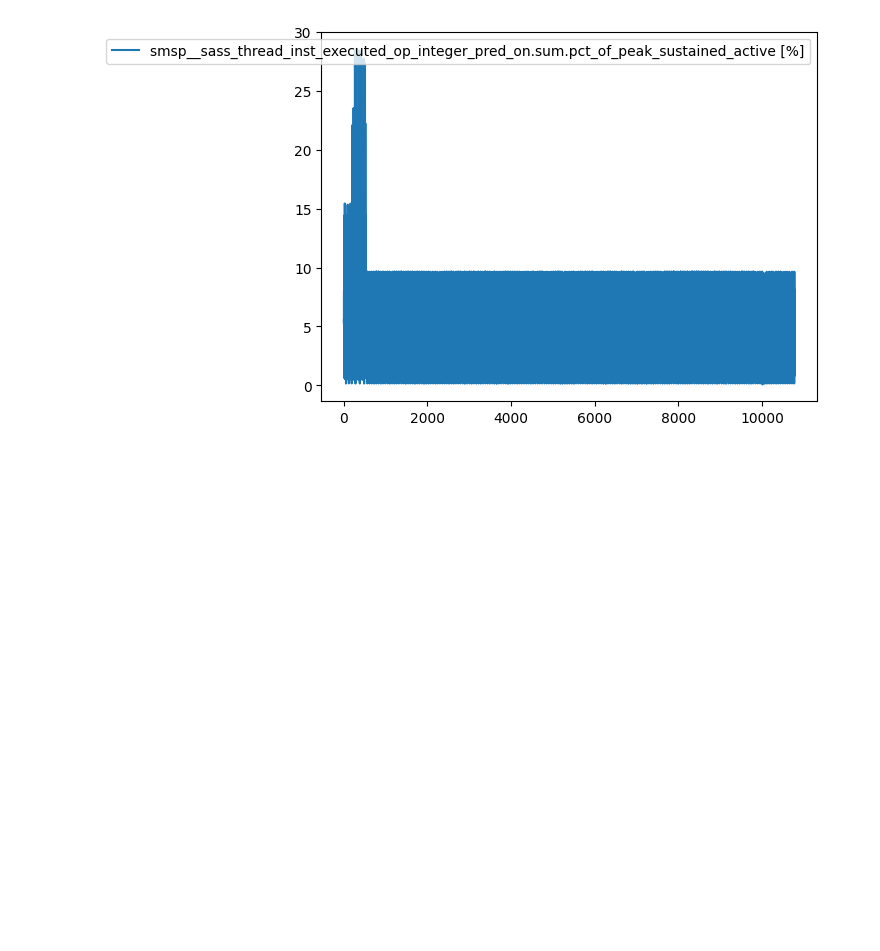
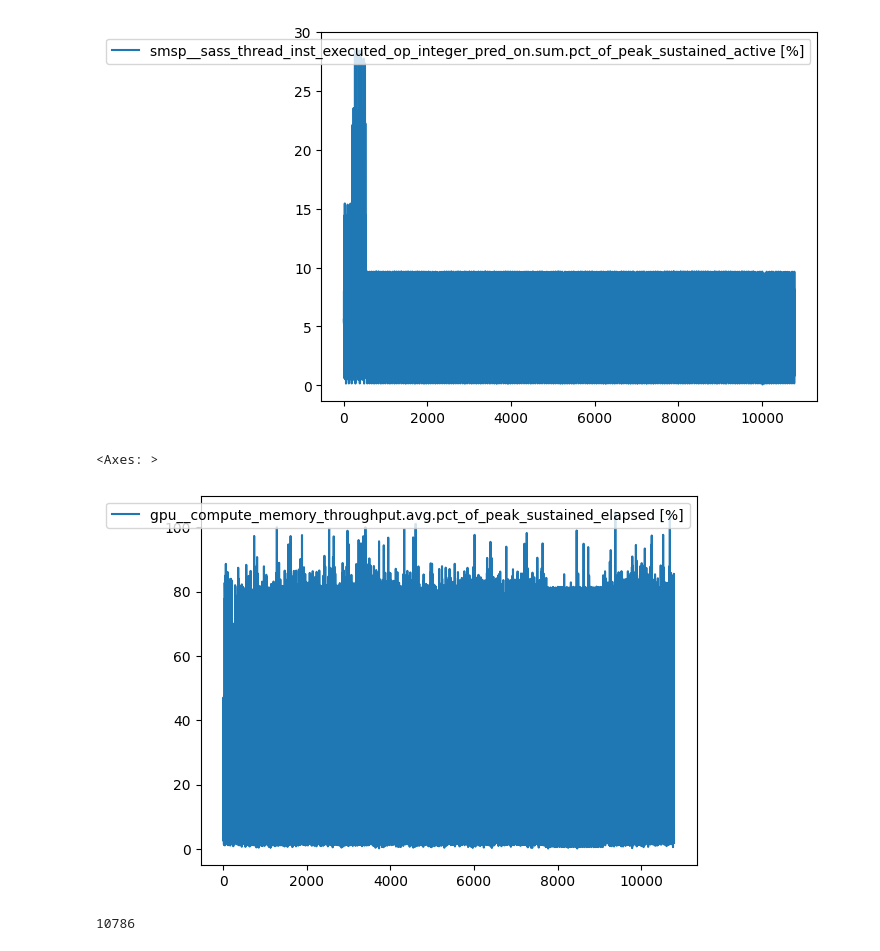
Before and after one commit to o2lab/xllm, a Jupyter notebook: profiling/Mixtral_q4_3layers_timeline.ipynb, the cells around one changed output. Cells and saved outputs as stored; diff of their text form; code cells hidden in the pictures; blank space fills up the shorter version.

```diff
--- a/profiling/Mixtral_q4_3layers_timeline.ipynb
+++ b/profiling/Mixtral_q4_3layers_timeline.ipynb
@@ -167,0 +176,9 @@ filter_data.iloc[:, [3198]].plot()
+# %%
+source_data.iloc[:, [21]].plot()
+# %% [output]
+<Axes: >
+[figure, added]
+# %%
+max(filter_data["ID"]) # MAX ID
+# %% [output]
+10786
```
Also changed, not shown: parts of 2 cells of this notebook.
